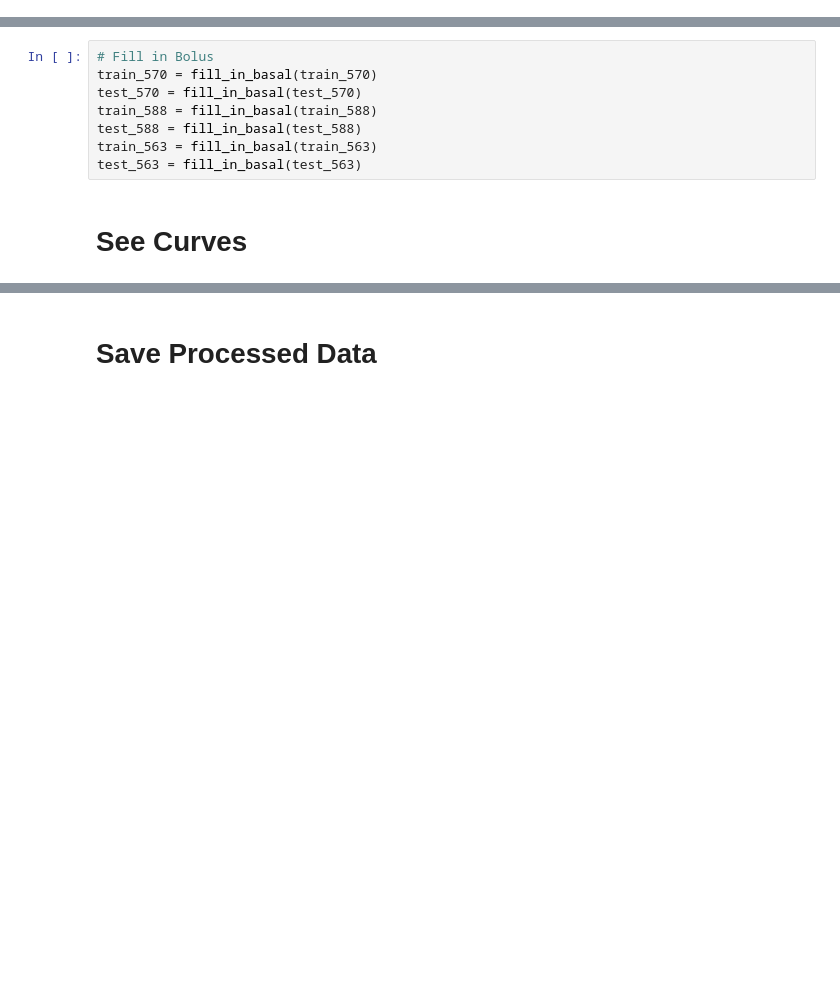
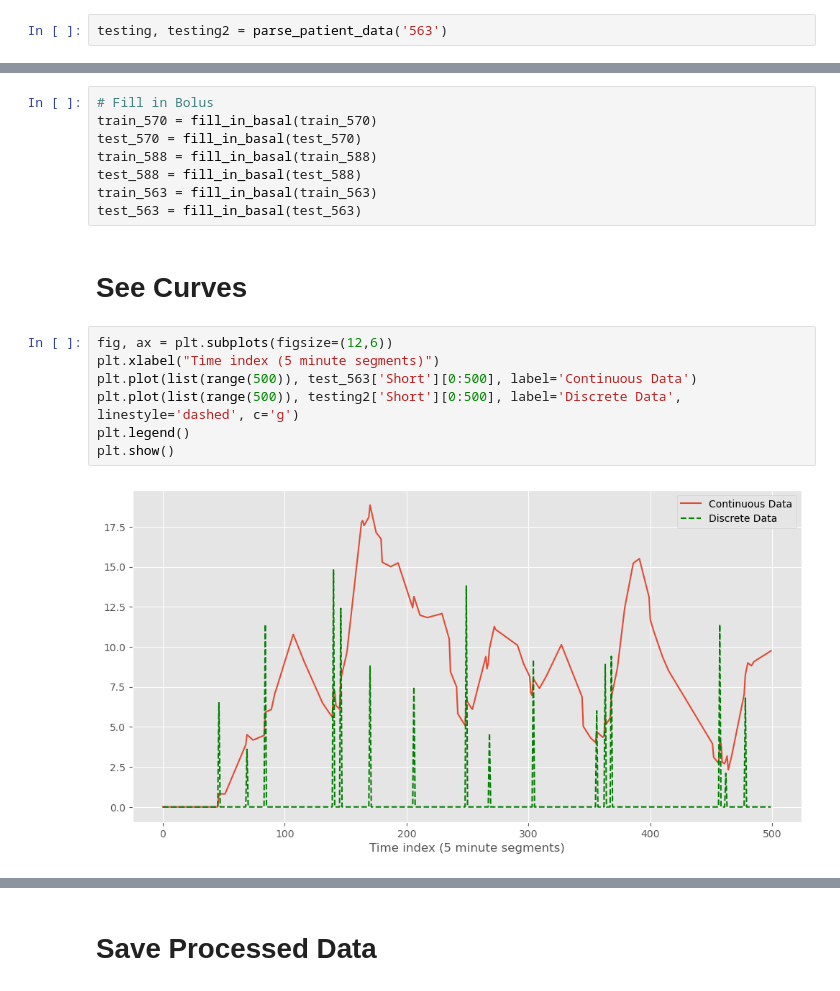
Before and after one commit to Zumbergz/BGLPredictor, a Jupyter notebook: code/DataCleaning.ipynb, the cells around one changed output, grey strips where cells are left out. Saved outputs shown, nothing was run; the diff lists cells and outputs as text; blank space fills up the shorter version.

```diff
--- a/code/DataCleaning.ipynb
+++ b/code/DataCleaning.ipynb
@@ -63,6 +65,8 @@ train_570, test_570 = parse_patient_data('570')
 train_588, test_588 = parse_patient_data('588')
 
 train_563, test_563 = parse_patient_data('563')
+# %%
+testing, testing2 = parse_patient_data('563')
 # %% [markdown]
 # Define Equations for Absorption Curves
 # %%
@@ -213,3 +220,12 @@ train_563 = fill_in_basal(train_563)
 test_563 = fill_in_basal(test_563)
 # %% [markdown]
 # See Curves
+# %%
+fig, ax = plt.subplots(figsize=(12,6))
+plt.xlabel("Time index (5 minute segments)")
+plt.plot(list(range(500)), test_563['Short'][0:500], label='Continuous Data')
+plt.plot(list(range(500)), testing2['Short'][0:500], label='Discrete Data', linestyle='dashed', c='g')
+plt.legend()
+plt.show()
+# %% [output]
+[figure, added]
```
Also changed, not shown: parts of 10 cells of this notebook, 37 other files.
